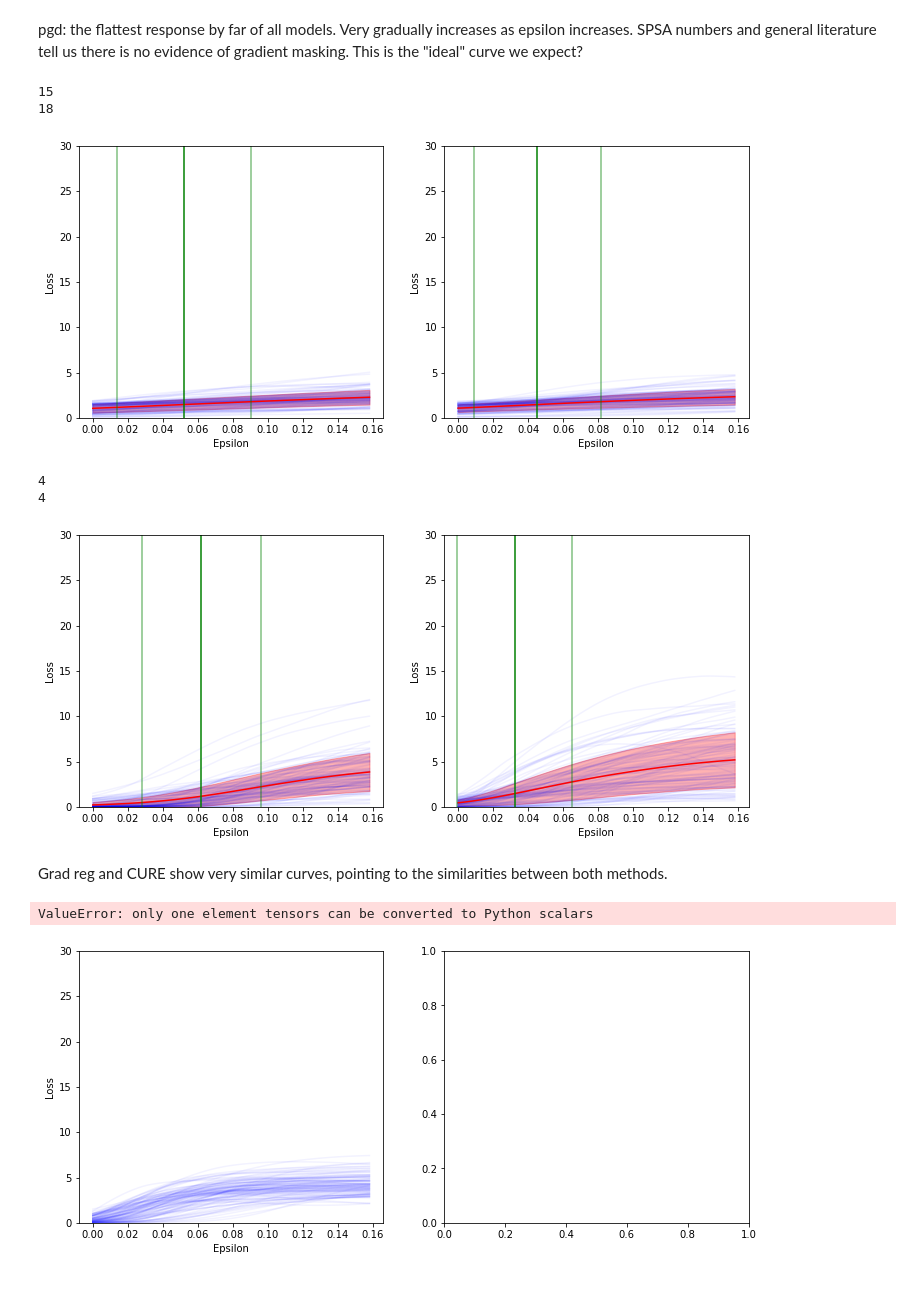
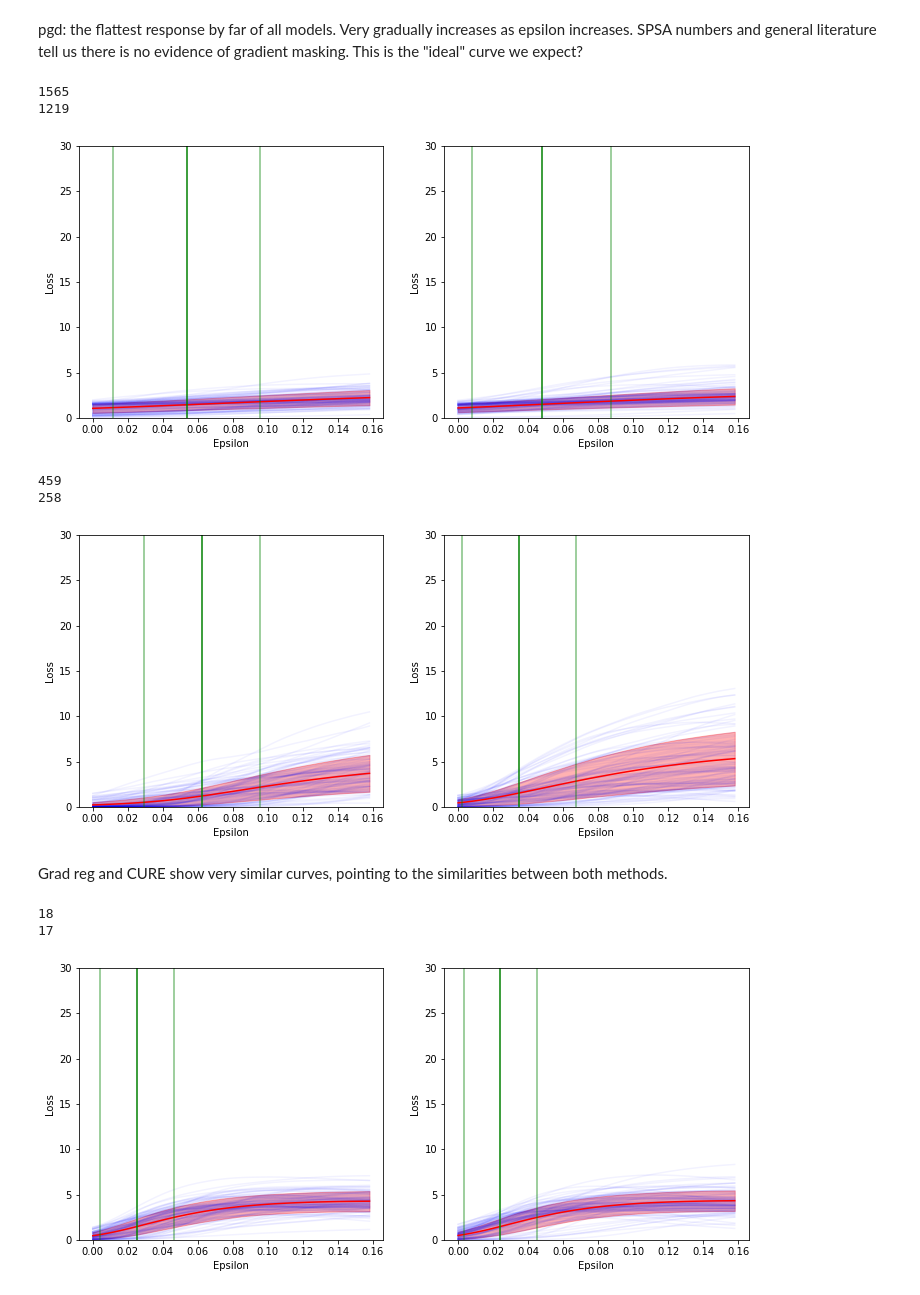
Before and after one commit to CarlosGomes98/false_sense_of_security, a Jupyter notebook: notebooks/Plot_Along_Grad.ipynb, the cells around one changed output. Saved outputs shown, nothing was run; the diff lists cells and outputs as text; code cells hidden in the pictures.

```diff
--- a/notebooks/Plot_Along_Grad.ipynb
+++ b/notebooks/Plot_Along_Grad.ipynb
@@ -23,7 +17,7 @@ The autoreload extension is already loaded. To reload it, use:
 # %%
 # setup
 device = torch.device("cpu")
-batch_size = 16
+batch_size = 32
 # remove the normalize
 transform = transform = transforms.Compose(
             [transforms.ToTensor()]
@@ -122,22 +124,23 @@ plot_along_grad_n(step_ll_model_small, [train_dataset, test_dataset], 16, 100, d
 # %% [markdown]
 pgd: the flattest response by far of all models. Very gradually increases as epsilon increases. SPSA numbers and general literature tell us there is no evidence of gradient masking. This is the "ideal" curve we expect?
 # %%
-plot_along_grad_n(pgd_model, [train_dataset, test_dataset], 16, 100, device=device)
+plot_along_grad_n(pgd_model, [train_dataset, test_dataset], batch_size, 10000, device=device)
 # %% [output]
-15
-18
+1565
+1219
-[figure, old version]
+[figure, new version]
 # %%
-plot_along_grad_n(pgd_model_small, [train_dataset, test_dataset], 16, 100, device=device)
+plot_along_grad_n(pgd_model_small, [train_dataset, test_dataset], batch_size, 10000, device=device)
 # %% [output]
-4
-4
+459
+258
-[figure, old version]
+[figure, new version]
 # %% [markdown]
 Grad reg and CURE show very similar curves, pointing to the similarities between both methods.
 # %%
-plot_along_grad_n(grad_reg_model, [train_dataset, test_dataset], 16, 100, device=device)
+plot_along_grad_n(grad_reg_model, [train_dataset, test_dataset], batch_size, 10000, device=device)
 # %% [output]
-ValueError: only one element tensors can be converted to Python scalars
+18
+17
-[figure, old version]
+[figure, new version]
 # %%
```
Also changed, not shown: parts of 9 cells of this notebook, 2 other files.
